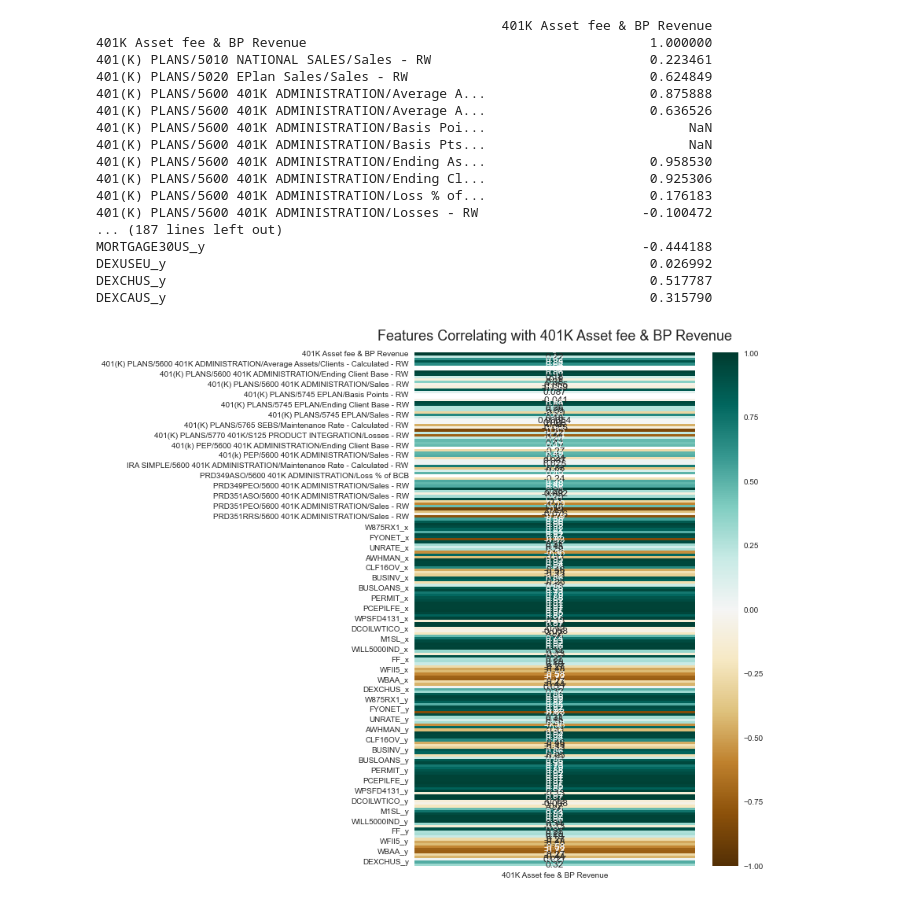
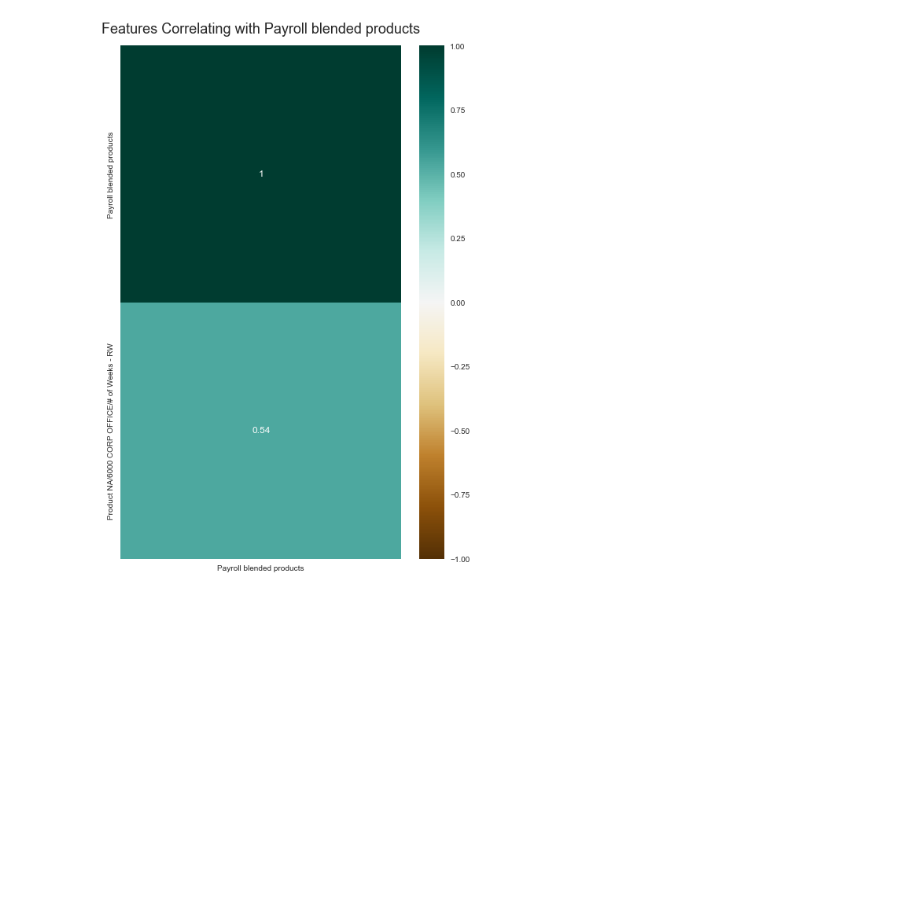
Before and after one commit to jluisjm/Paychex_revenue_forecast, a Jupyter notebook: notebooks/full_analysis_modular.ipynb, the cells around one changed output. Cells and saved outputs as stored; diff of their text form; code cells hidden in the pictures; blank space fills up the shorter version.

```diff
--- a/notebooks/full_analysis_modular.ipynb
+++ b/notebooks/full_analysis_modular.ipynb
@@ -25,3 +27,7 @@ pred_end_dt = '20220101'
 ml_criteria = 'MAE'
 forecast_window = 8
 forecast_type = '2+10'
+# This is how strong you want the correlation to be in order to be included as a feature
+correlation_threshold = 0.5
+# This is how many features you want to keep in the final model
+features_threshold = 10
@@ -108,34 +183,17 @@ Shape of the combination dataframe:
 # %%
 feature_cols = comb_df.columns.to_list()
 feature_cols.remove('Calendar Date')
 feature_cols.remove(target_col)
 
 # Run Correlations to target
 corr_df = comb_df.corr()[[target_col]]
-print(corr_df)
-#corr_df = corr_df[corr_df[target_col].abs() >= 0.75]
+corr_df = corr_df[corr_df[target_col].abs() >= correlation_threshold]
+
 plt.figure(figsize=(8, 12))
 heatmap = sns.heatmap(corr_df, vmin=-1, vmax=1, annot=True, cmap='BrBG')
 heatmap.set_title('Features Correlating with '+target_col, fontdict={'fontsize':18}, pad=16);
 # %% [output]
-                                                    401K Asset fee & BP Revenue
-401K Asset fee & BP Revenue                                            1.000000
-401(K) PLANS/5010 NATIONAL SALES/Sales - RW                            0.223461
-401(K) PLANS/5020 EPlan Sales/Sales - RW                               0.624849
-401(K) PLANS/5600 401K ADMINISTRATION/Average A...                     0.875888
-401(K) PLANS/5600 401K ADMINISTRATION/Average A...                     0.636526
-401(K) PLANS/5600 401K ADMINISTRATION/Basis Poi...                          NaN
-401(K) PLANS/5600 401K ADMINISTRATION/Basis Pts...                          NaN
-401(K) PLANS/5600 401K ADMINISTRATION/Ending As...                     0.958530
-401(K) PLANS/5600 401K ADMINISTRATION/Ending Cl...                     0.925306
-401(K) PLANS/5600 401K ADMINISTRATION/Loss % of...                     0.176183
-401(K) PLANS/5600 401K ADMINISTRATION/Losses - RW                     -0.100472
-... (187 lines left out)
-MORTGAGE30US_y                                                        -0.444188
-DEXUSEU_y                                                              0.026992
-DEXCHUS_y                                                              0.517787
-DEXCAUS_y                                                              0.315790
-[figure, old version]
+[figure, new version]
 # %%
 # run auto ml and get the most important features
 best = models.run_auto_ml(train_df, test_df, target_col, feature_cols, False, ml_criteria)
```
Also changed, not shown: parts of 15 cells of this notebook, 7 other files.
